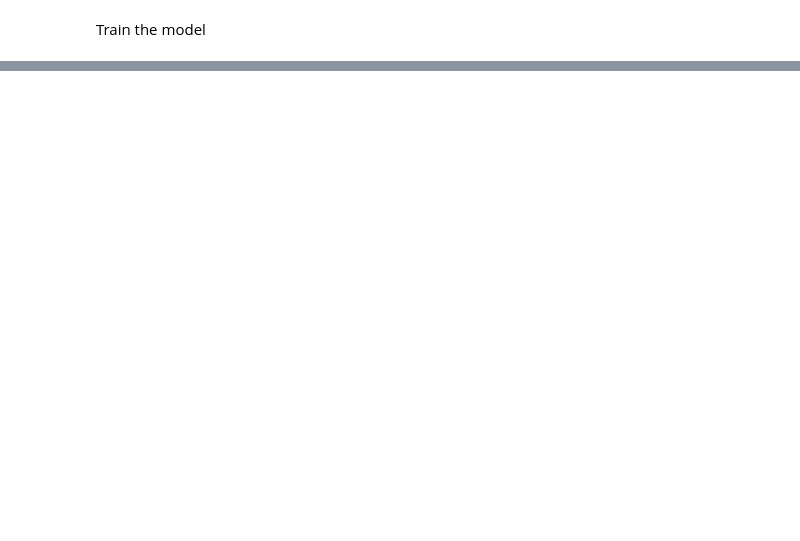
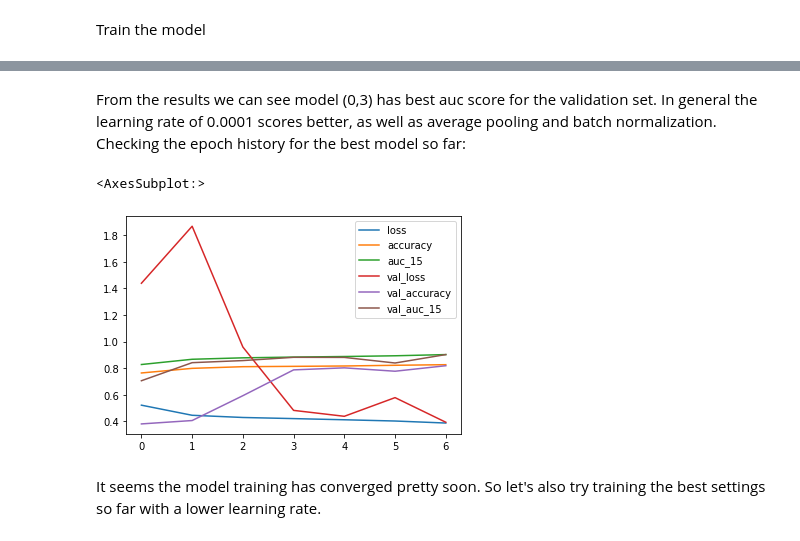
Before and after one commit to Pdegoffau/kaggle-histopathologic-cancer-detection, a Jupyter notebook: kaggle-histopathologic-cancer-detection.ipynb, the cells around one changed output, grey strips where cells are left out. Drawn from its saved outputs; the diff is of its cells as text; code cells hidden in the pictures; blank space fills up the shorter version.

```diff
--- a/kaggle-histopathologic-cancer-detection.ipynb
+++ b/kaggle-histopathologic-cancer-detection.ipynb
@@ -170,17 +173,11 @@ third_filters   = 128
 
 dropout_conv = 0.3
 dropout_dense = 0.3
-
-optimizer       = Adam(learning_rate=0.0001)
-loss            = 'binary_crossentropy'                      # 'categorical_crossentropy', 'binary_crossentropy'
-metric          = 'accuracy'
-epochs          = 10
-val_split       = 0.2
 # %%
-def model_cnn(input_shape):
+def model_cnn_max_drop():
 
     model = Sequential()
-    model.add(Conv2D(first_filters, kernel_size, activation = 'relu', input_shape = input_shape))
+    model.add(Conv2D(first_filters, kernel_size, activation = 'relu', input_shape = (96,96,3)))
     model.add(Conv2D(first_filters, kernel_size, activation = 'relu'))
     model.add(Conv2D(first_filters, kernel_size, activation = 'relu'))
     model.add(MaxPooling2D(pool_size = pool_size))
@@ -269,0 +372,10 @@ df_hist.plot.line()
+# %% [markdown]
+From the results we can see model (0,3) has best auc score for the validation set. In general the learning rate of 0.0001 scores better, as well as average pooling and batch normalization. Checking the epoch history for the best model so far:
+# %%
+df = pd.DataFrame(h[0,3].history)
+df.plot.line()
+# %% [output]
+<AxesSubplot:>
+[figure, added]
+# %% [markdown]
+It seems the model training has converged pretty soon. So let's also try training the best settings so far with a lower learning rate.
```
Also changed, not shown: parts of 15 cells of this notebook, 1 other file.
